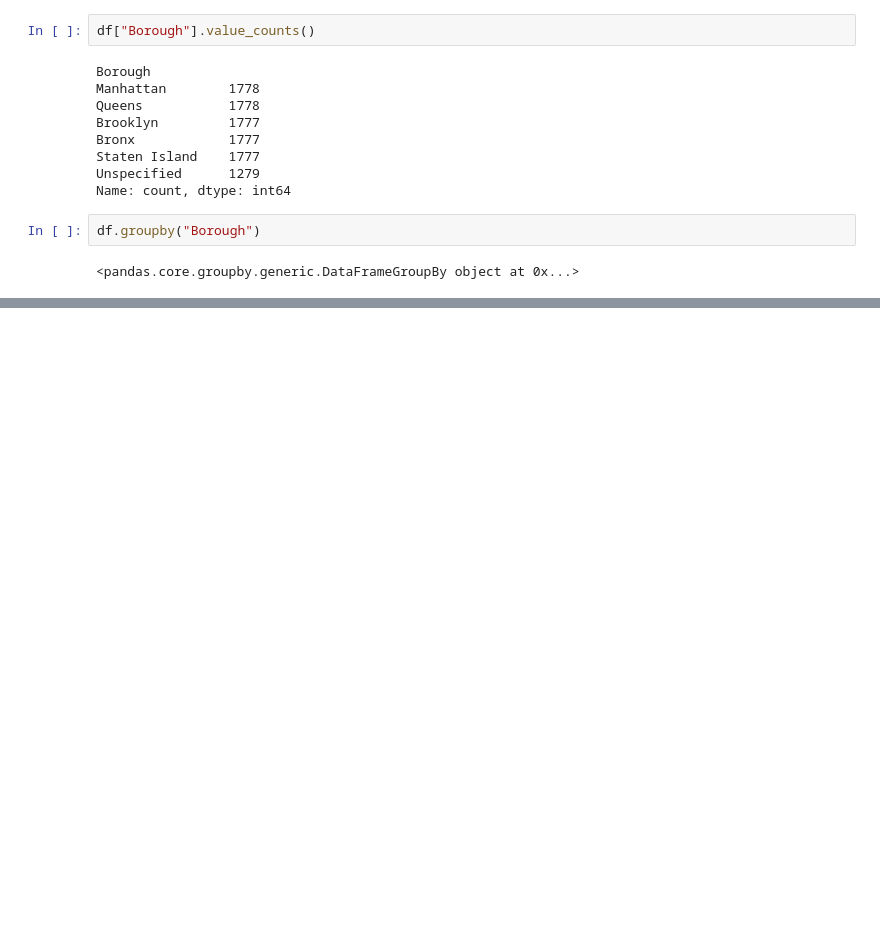
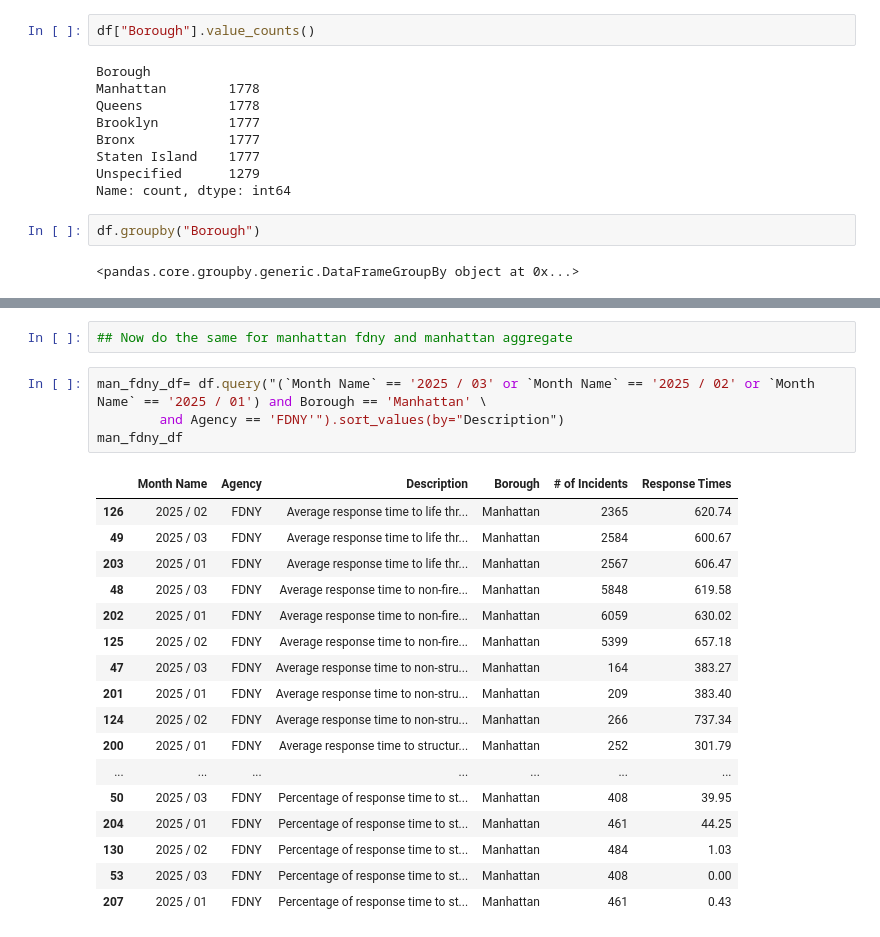
Before and after one commit to shuchi0503/2025-spring-coding-the-news, a Jupyter notebook: final-project/analysis.ipynb, the cells around one changed output, grey strips where cells are left out. Drawn from its saved outputs; the diff is of its cells as text; blank space fills up the shorter version.

```diff
--- a/final-project/analysis.ipynb
+++ b/final-project/analysis.ipynb
@@ -61,0 +104,24 @@ df.groupby("Borough")
+# %%
+## Now do the same for manhattan fdny and manhattan aggregate
+# %%
+man_fdny_df= df.query("(`Month Name` == '2025 / 03' or `Month Name` == '2025 / 02' or `Month Name` == '2025 / 01') and Borough == 'Manhattan' \
+        and Agency == 'FDNY'").sort_values(by="Description")
+man_fdny_df
+# %% [output]
+|  | Month Name | Agency | Description | Borough | # of Incidents | Response Times |
+| 126 | 2025 / 02 | FDNY | Average response time to life thr... | Manhattan | 2365 | 620.74 |
+| 49 | 2025 / 03 | FDNY | Average response time to life thr... | Manhattan | 2584 | 600.67 |
+| 203 | 2025 / 01 | FDNY | Average response time to life thr... | Manhattan | 2567 | 606.47 |
+| 48 | 2025 / 03 | FDNY | Average response time to non-fire... | Manhattan | 5848 | 619.58 |
+| 202 | 2025 / 01 | FDNY | Average response time to non-fire... | Manhattan | 6059 | 630.02 |
+| 125 | 2025 / 02 | FDNY | Average response time to non-fire... | Manhattan | 5399 | 657.18 |
+| 47 | 2025 / 03 | FDNY | Average response time to non-stru... | Manhattan | 164 | 383.27 |
+| 201 | 2025 / 01 | FDNY | Average response time to non-stru... | Manhattan | 209 | 383.40 |
+| 124 | 2025 / 02 | FDNY | Average response time to non-stru... | Manhattan | 266 | 737.34 |
+| 200 | 2025 / 01 | FDNY | Average response time to structur... | Manhattan | 252 | 301.79 |
+| ... | ... | ... | ... | ... | ... | ... |
+| 50 | 2025 / 03 | FDNY | Percentage of response time to st... | Manhattan | 408 | 39.95 |
+| 204 | 2025 / 01 | FDNY | Percentage of response time to st... | Manhattan | 461 | 44.25 |
+| 130 | 2025 / 02 | FDNY | Percentage of response time to st... | Manhattan | 484 | 1.03 |
+| 53 | 2025 / 03 | FDNY | Percentage of response time to st... | Manhattan | 408 | 0.00 |
+| 207 | 2025 / 01 | FDNY | Percentage of response time to st... | Manhattan | 461 | 0.43 |
```
Also changed, not shown: parts of 37 cells of this notebook, 5 other files.
